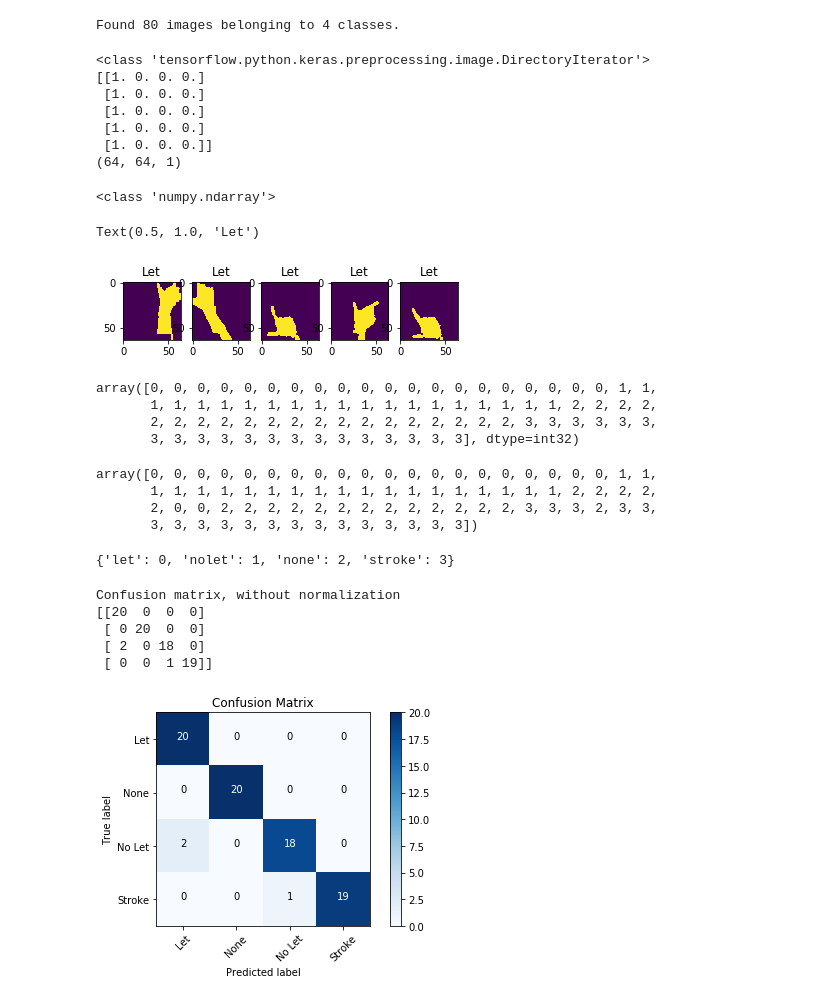
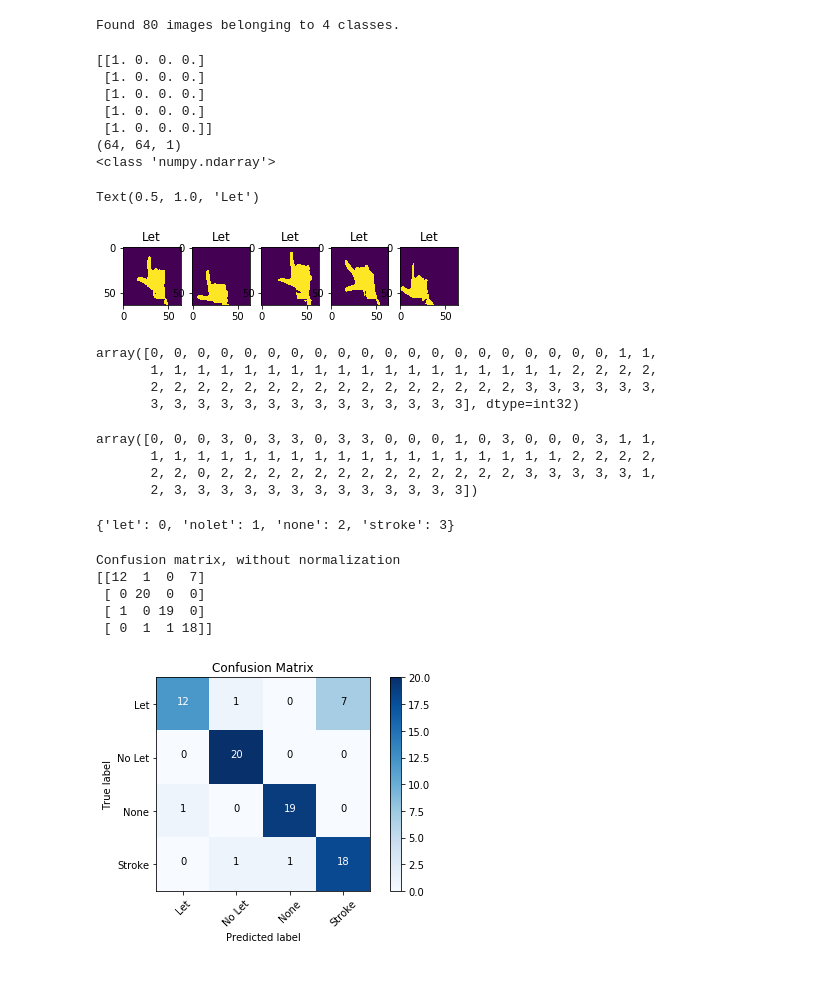
Before and after one commit to nlkennedy/capstone, a Jupyter notebook: predict_static.ipynb, the cells around one changed output. Drawn from its saved outputs; the diff is of its cells as text; code cells hidden in the pictures.

Commit message:
show wrong predictions

```diff
--- a/predict_static.ipynb
+++ b/predict_static.ipynb
@@ -43,38 +43,39 @@ test_set = test_datagen.flow_from_directory('data/test',
                                             shuffle=False)
 # %% [output]
 Found 80 images belonging to 4 classes.
+# %%
+# classes, read in the same order as we read from the file directories
+classes = {0: 'Let', 1: 'No Let', 2: 'None', 3: 'Stroke'}
 # %%
 test_imgs, test_labels= next(test_set)
 print(test_labels)
 print(test_imgs[0].shape)
+print(type(test_imgs[0]))
 # %% [output]
-<class 'tensorflow.python.keras.preprocessing.image.DirectoryIterator'>
 [[1. 0. 0. 0.]
  [1. 0. 0. 0.]
  [1. 0. 0. 0.]
  [1. 0. 0. 0.]
  [1. 0. 0. 0.]]
 (64, 64, 1)
+<class 'numpy.ndarray'>
 # %%
 # print one batch
 f, axarr = plt.subplots(1,5)
 axarr[0].imshow(test_imgs[0].squeeze())
 axarr[1].imshow(test_imgs[1].squeeze())
 axarr[2].imshow(test_imgs[2].squeeze())
 axarr[3].imshow(test_imgs[3].squeeze())
 axarr[4].imshow(test_imgs[4].squeeze())
 
-categories = {0: 'Let', 1: 'None', 2: 'No Let', 3: 'Stroke'}
-
-axarr[0].set_title(categories[np.argmax(test_labels[0], axis=-1)])
-axarr[1].set_title(categories[np.argmax(test_labels[1], axis=-1)])
-axarr[2].set_title(categories[np.argmax(test_labels[2], axis=-1)])
-axarr[3].set_title(categories[np.argmax(test_labels[3], axis=-1)])
-axarr[4].set_title(categories[np.argmax(test_labels[4], axis=-1)])
+axarr[0].set_title(classes[np.argmax(test_labels[0], axis=-1)])
+axarr[1].set_title(classes[np.argmax(test_labels[1], axis=-1)])
+axarr[2].set_title(classes[np.argmax(test_labels[2], axis=-1)])
+axarr[3].set_title(classes[np.argmax(test_labels[3], axis=-1)])
+axarr[4].set_title(classes[np.argmax(test_labels[4], axis=-1)])
 # %% [output]
-<class 'numpy.ndarray'>
+Text(0.5, 1.0, 'Let')
-Text(0.5, 1.0, 'Let')
-[figure, old version]
+[figure, new version]
 # %%
 y_true=test_set.classes
 y_true
@@ -85,16 +86,14 @@ array([0, 0, 0, 0, 0, 0, 0, 0, 0, 0, 0, 0, 0, 0, 0, 0, 0, 0, 0, 0, 1, 1,
        3, 3, 3, 3, 3, 3, 3, 3, 3, 3, 3, 3, 3, 3], dtype=int32)
 # %%
 predictions = loaded_model.predict(x=test_set, verbose=0)
-# np.round(predictions)
+y_pred=np.argmax(predictions, axis=-1)
+cm = metrics.confusion_matrix(y_true=y_true, y_pred=y_pred)
+y_pred
+# %% [output]
+array([0, 0, 0, 3, 0, 3, 3, 0, 3, 3, 0, 0, 0, 1, 0, 3, 0, 0, 0, 3, 1, 1,
+       1, 1, 1, 1, 1, 1, 1, 1, 1, 1, 1, 1, 1, 1, 1, 1, 1, 1, 2, 2, 2, 2,
+       2, 2, 0, 2, 2, 2, 2, 2, 2, 2, 2, 2, 2, 2, 2, 2, 3, 3, 3, 3, 3, 1,
+       2, 3, 3, 3, 3, 3, 3, 3, 3, 3, 3, 3, 3, 3])
-# %%
-y_pred=np.argmax(predictions, axis=-1)
-cm = metrics.confusion_matrix(y_true=y_true, y_pred=y_pred)
-y_pred
-# %% [output]
-array([0, 0, 0, 0, 0, 0, 0, 0, 0, 0, 0, 0, 0, 0, 0, 0, 0, 0, 0, 0, 1, 1,
-       1, 1, 1, 1, 1, 1, 1, 1, 1, 1, 1, 1, 1, 1, 1, 1, 1, 1, 2, 2, 2, 2,
-       2, 0, 0, 2, 2, 2, 2, 2, 2, 2, 2, 2, 2, 2, 2, 2, 3, 3, 3, 2, 3, 3,
-       3, 3, 3, 3, 3, 3, 3, 3, 3, 3, 3, 3, 3, 3])
 # %%
 test_set.class_indices
 # %% [output]
@@ -133,15 +132,14 @@ def plot_confusion_matrix(cm, classes,
     plt.ylabel('True label')
     plt.xlabel('Predicted label')
 # %%
-cm_plot_labels = ['Let', 'None', 'No Let', 'Stroke']
-plot_confusion_matrix(cm=cm, classes=cm_plot_labels, title="Confusion Matrix")
+plot_confusion_matrix(cm=cm, classes=list(classes.values()), title="Confusion Matrix")
 # %% [output]
 Confusion matrix, without normalization
-[[20  0  0  0]
+[[12  1  0  7]
  [ 0 20  0  0]
- [ 2  0 18  0]
- [ 0  0  1 19]]
+ [ 1  0 19  0]
+ [ 0  1  1 18]]
-[figure, old version]
+[figure, new version]
 # %%
 # print metrics
 accuracy = metrics.accuracy_score(y_true=y_true, y_pred=y_pred, normalize=True, sample_weight=None)
```
Also changed, not shown: parts of 9 cells of this notebook, 4 other files.
